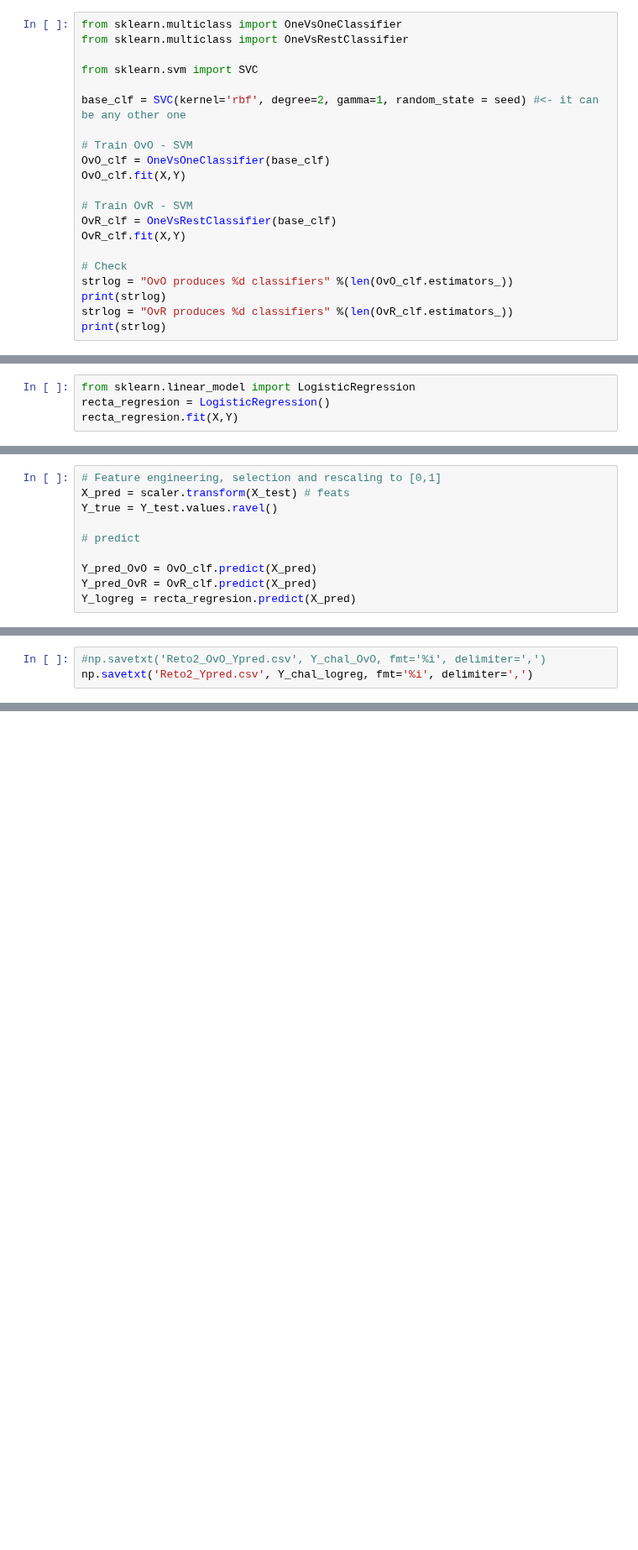
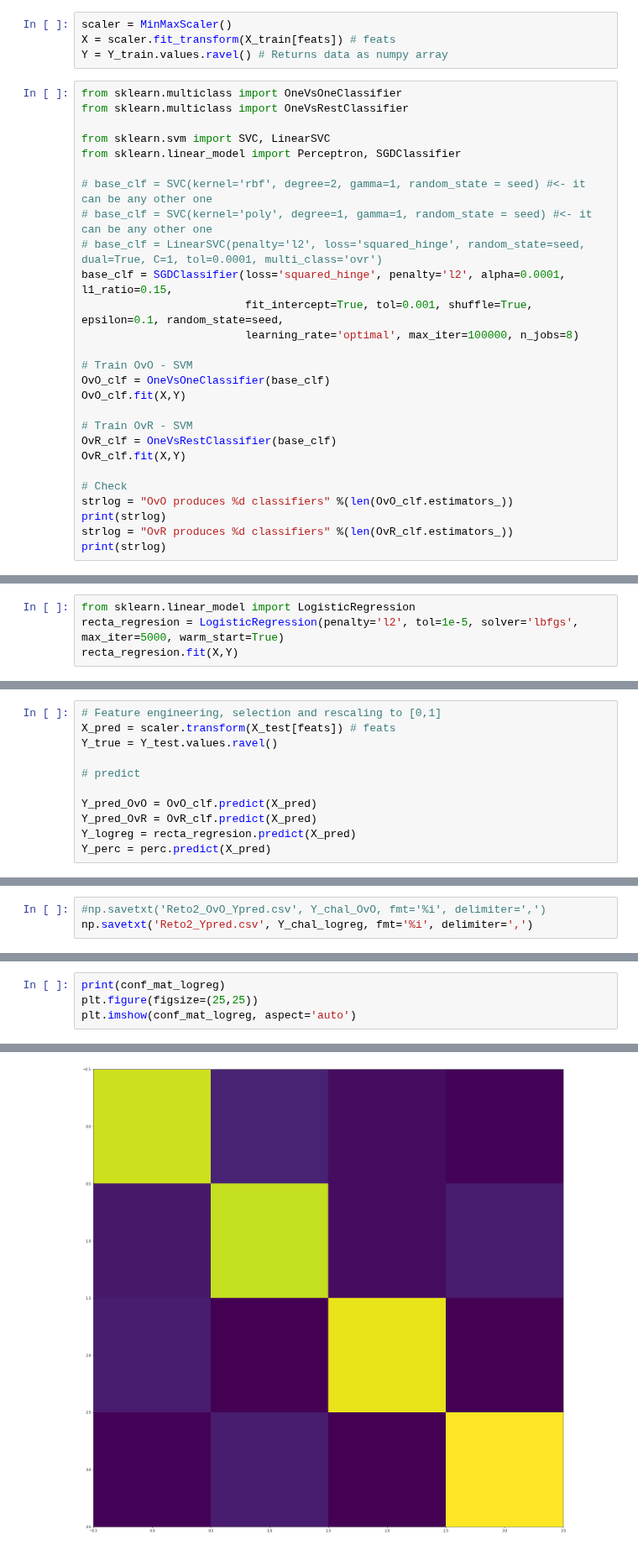
Before and after one commit to AndreaCastiella/MasterURJC, a Jupyter notebook: Reto2/Reto_2.ipynb, the cells around one changed output, grey strips where cells are left out. Shown at 84% size. Saved outputs shown, nothing was run; the diff lists cells and outputs as text; blank space fills up the shorter version.

```diff
--- a/Reto2/Reto_2.ipynb
+++ b/Reto2/Reto_2.ipynb
@@ -76,11 +105,21 @@ X = scaler.fit_transform(X_train) # feats
 Y = Y_train.values.ravel() # Returns data as numpy array
+# %%
+scaler = MinMaxScaler()
+X = scaler.fit_transform(X_train[feats]) # feats
+Y = Y_train.values.ravel() # Returns data as numpy array
 # %%
 from sklearn.multiclass import OneVsOneClassifier
 from sklearn.multiclass import OneVsRestClassifier
 
-from sklearn.svm import SVC
+from sklearn.svm import SVC, LinearSVC
+from sklearn.linear_model import Perceptron, SGDClassifier
 
-base_clf = SVC(kernel='rbf', degree=2, gamma=1, random_state = seed) #<- it can be any other one
+# base_clf = SVC(kernel='rbf', degree=2, gamma=1, random_state = seed) #<- it can be any other one
+# base_clf = SVC(kernel='poly', degree=1, gamma=1, random_state = seed) #<- it can be any other one
+# base_clf = LinearSVC(penalty='l2', loss='squared_hinge', random_state=seed, dual=True, C=1, tol=0.0001, multi_class='ovr')
+base_clf = SGDClassifier(loss='squared_hinge', penalty='l2', alpha=0.0001, l1_ratio=0.15,
+                         fit_intercept=True, tol=0.001, shuffle=True, epsilon=0.1, random_state=seed,
+                         learning_rate='optimal', max_iter=100000, n_jobs=8)
 
 # Train OvO - SVM
 OvO_clf = OneVsOneClassifier(base_clf)
@@ -100,6 +139,6 @@ OvO produces 6 classifiers
 OvR produces 4 classifiers
 # %%
 from sklearn.linear_model import LogisticRegression
-recta_regresion = LogisticRegression()
+recta_regresion = LogisticRegression(penalty='l2', tol=1e-5, solver='lbfgs', max_iter=5000, warm_start=True)
 recta_regresion.fit(X,Y)
 # %% [output]
@@ -107,6 +157,6 @@ LogisticRegression()
 # %%
 # Feature engineering, selection and rescaling to [0,1]
-X_pred = scaler.transform(X_test) # feats
+X_pred = scaler.transform(X_test[feats]) # feats
 Y_true = Y_test.values.ravel()
 
 # predict
@@ -114,6 +164,7 @@ Y_true = Y_test.values.ravel()
 Y_pred_OvO = OvO_clf.predict(X_pred)
 Y_pred_OvR = OvR_clf.predict(X_pred)
 Y_logreg = recta_regresion.predict(X_pred)
+Y_perc = perc.predict(X_pred)
 # %%
 # Performance metrics
 
@@ -220,0 +302,5 @@ plt.imshow(images[0])
+# %%
+print(conf_mat_logreg)
+plt.figure(figsize=(25,25))
+plt.imshow(conf_mat_logreg, aspect='auto')
+# %% [output]
@@ -220,0 +312 @@ plt.imshow(images[0])
+[figure, added]
```
Also changed, not shown: parts of 10 cells of this notebook, 3 other files.
